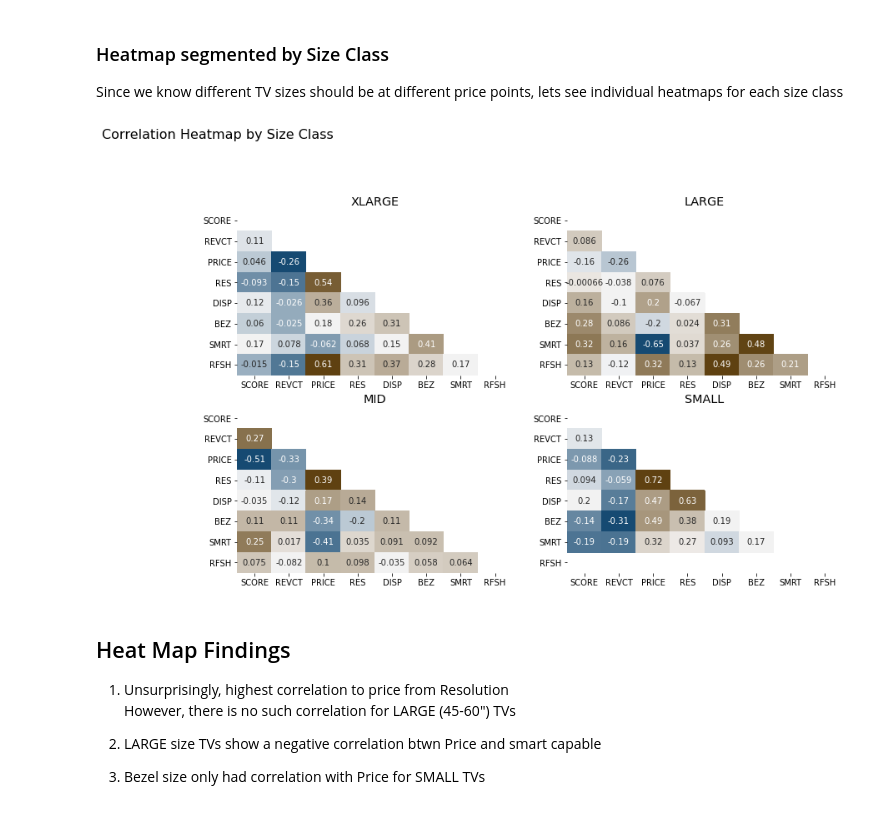
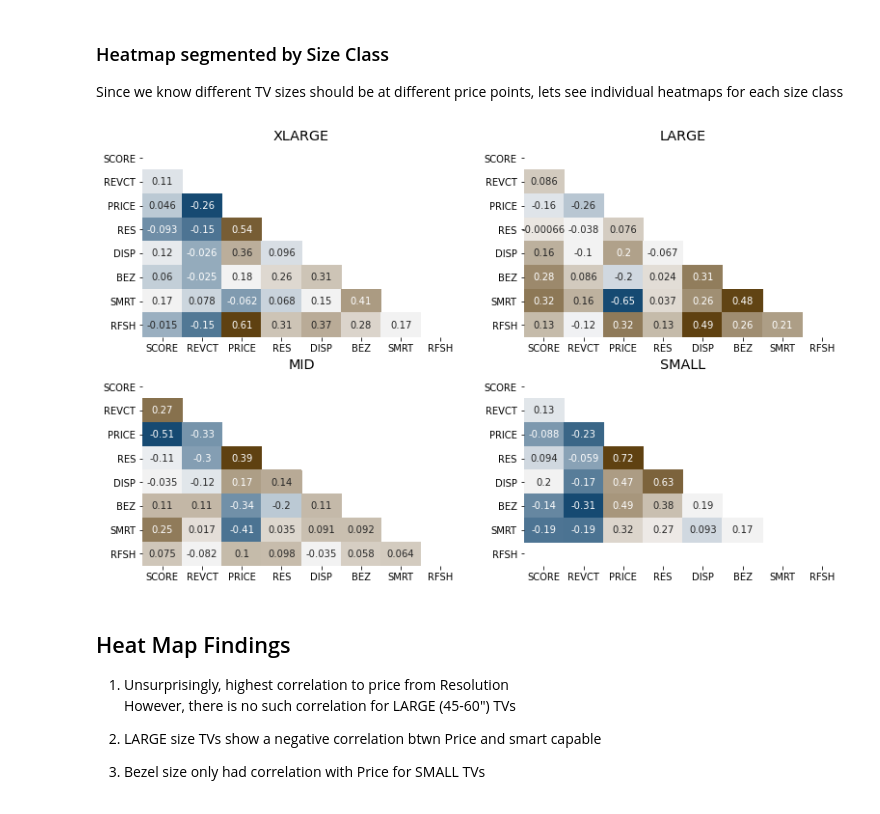
Before and after one commit to dnie44/nycdatascience_python_project, a Jupyter notebook: bb_analysis2.ipynb, the cells around one changed output. Drawn from its saved outputs; the diff is of its cells as text; code cells hidden in the pictures.

Commit message:
small changes to visualization during blog writeup

```diff
--- a/bb_analysis2.ipynb
+++ b/bb_analysis2.ipynb
@@ -147,35 +147,35 @@ Since we know different TV sizes should be at different price points, lets see i
 # %%
 ALL_corr = bby[['size_class','review_average','review_count','regular_px','res_pixels',
                 'display_type','bezel','smart_capable','refresh_Hz']]
-ALL_corr.columns = ['size_class','SCORE','REVCT','PRICE','RES','DISP','BEZ','SMRT','RFSH']
-ALL_corr = ALL_corr.groupby('size_class').agg('corr')
+ALL_corr.columns = ['SIZE','SCORE','REVCT','PRICE','RES','DISP','BEZ','SMRT','RFSH']
+ALL_corr = ALL_corr.groupby('SIZE').agg('corr')
 # %%
 fig, axes = plt.subplots(nrows=2, ncols=2, figsize=(13, 8))
 #plt.title('Correlation Heatmap by Size Class')
 #plt.tight_layout()
 
 hide = np.triu(np.ones_like(ALL_corr.loc['XLARGE'], dtype=bool))
 sns.heatmap(ALL_corr.loc['XLARGE'], ax=axes[0,0], annot=True, mask = hide, cmap=cmap, cbar=False)
 axes[0,0].set_title('XLARGE', loc='center', fontweight='light', fontsize='x-large')
 
 hide = np.triu(np.ones_like(ALL_corr.loc['LARGE'], dtype=bool))
 sns.heatmap(ALL_corr.loc['LARGE'], ax=axes[0,1], annot=True, mask = hide, cmap=cmap, cbar=False)
 axes[0,1].set_title('LARGE', loc='center', fontweight='light', fontsize='x-large')
 
 hide = np.triu(np.ones_like(ALL_corr.loc['MID'], dtype=bool))
 sns.heatmap(ALL_corr.loc['MID'], ax=axes[1,0], annot=True, mask = hide, cmap=cmap, cbar=False)
 axes[1,0].set_title('MID', loc='center', fontweight='light', fontsize='x-large')
 
 hide = np.triu(np.ones_like(ALL_corr.loc['SMALL'], dtype=bool))
 sns.heatmap(ALL_corr.loc['SMALL'], ax=axes[1,1], annot=True, mask = hide, cmap=cmap, cbar=False)
 axes[1,1].set_title('SMALL', loc='center', fontweight='light', fontsize='x-large')
 
-fig.suptitle('Correlation Heatmap by Size Class', fontsize=16, y=1.05, fontweight='normal', x=0.1)
+#fig.suptitle('Correlation Heatmap by Size Class', fontsize=16, y=1.05, fontweight='normal', x=0.1)
 
 #save file for Presentation
 fig.savefig('temp.png', transparent=True)
 # %% [output]
-[figure, old version]
+[figure, new version]
 # %% [markdown]
 ## Heat Map Findings
 1. Unsurprisingly, highest correlation to price from Resolution<br>
```
Also changed, not shown: parts of 9 cells of this notebook, 3 other files.
